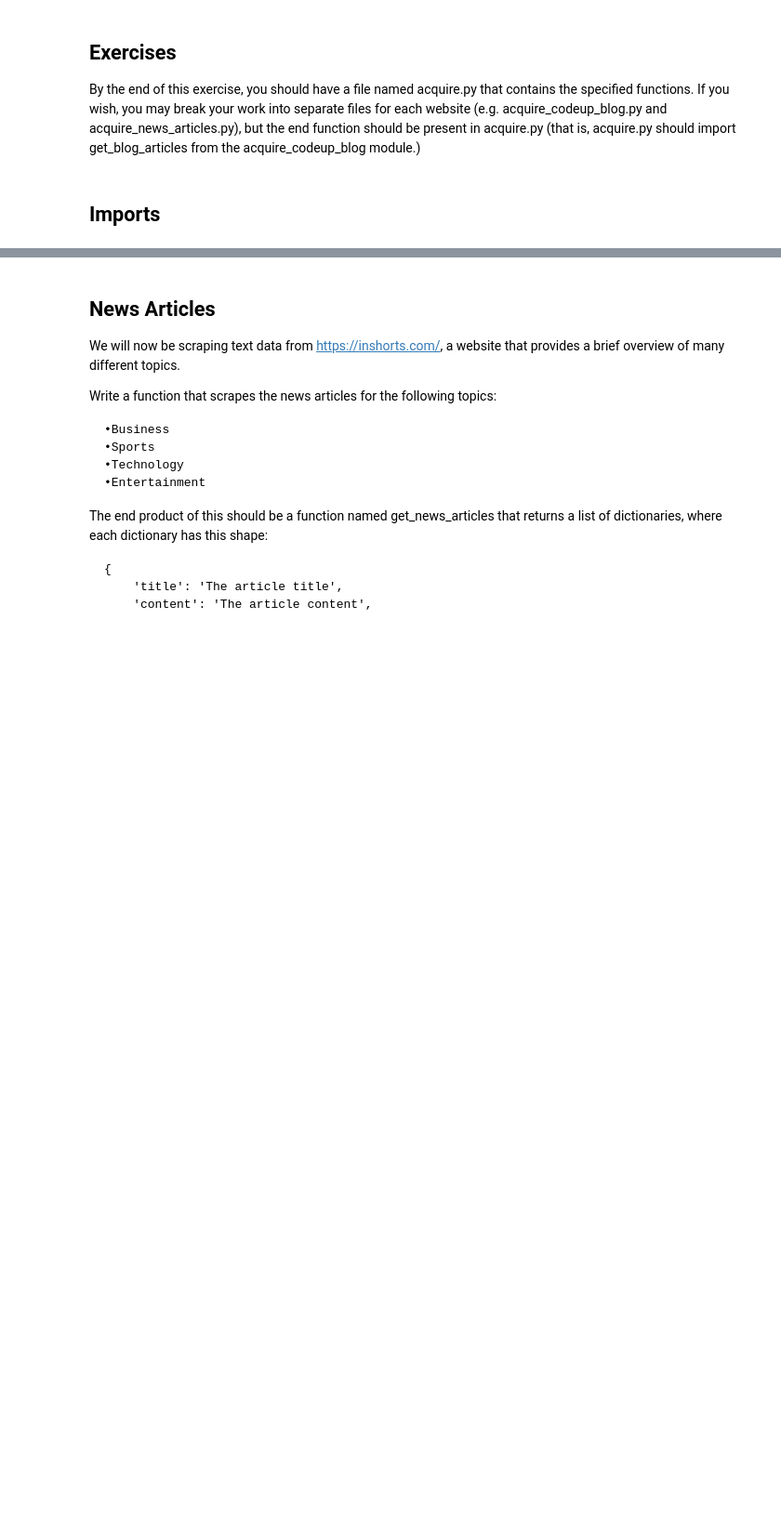
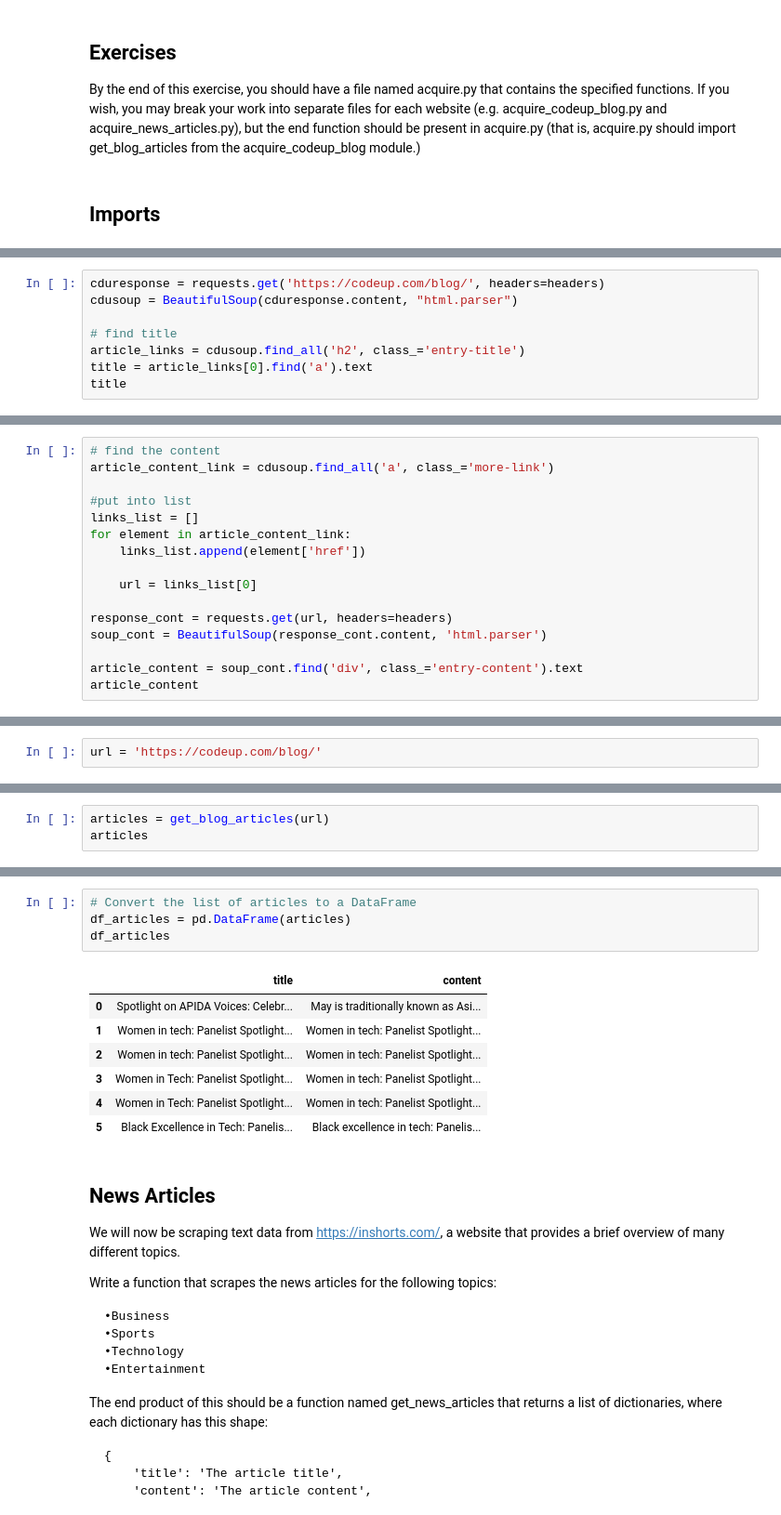
Before and after one commit to rosendo-lugo/natural_language_processing_exercises, a Jupyter notebook: acquire_exercises.ipynb, the cells around one changed output, grey strips where cells are left out. Shown at 93% size. Saved outputs shown, nothing was run; the diff lists cells and outputs as text; blank space fills up the shorter version.

```diff
--- a/acquire_exercises.ipynb
+++ b/acquire_exercises.ipynb
@@ -32,0 +419,8 @@ Bonus: Scrape the text of all the articles linked on codeup's blog page.
+# %%
+cduresponse = requests.get('https://codeup.com/blog/', headers=headers)
+cdusoup = BeautifulSoup(cduresponse.content, "html.parser")
+
+# find title
+article_links = cdusoup.find_all('h2', class_='entry-title')
+title = article_links[0].find('a').text
+title
@@ -32,0 +429,16 @@ Bonus: Scrape the text of all the articles linked on codeup's blog page.
+# %%
+# find the content
+article_content_link = cdusoup.find_all('a', class_='more-link')
+
+#put into list
+links_list = []
+for element in article_content_link:
+    links_list.append(element['href'])
+
+    url = links_list[0]
+
+response_cont = requests.get(url, headers=headers)
+soup_cont = BeautifulSoup(response_cont.content, 'html.parser')
+
+article_content = soup_cont.find('div', class_='entry-content').text
+article_content
@@ -32,0 +478,2 @@ Bonus: Scrape the text of all the articles linked on codeup's blog page.
+# %%
+url = 'https://codeup.com/blog/'
@@ -32,0 +523,3 @@ Bonus: Scrape the text of all the articles linked on codeup's blog page.
+# %%
+articles = get_blog_articles(url)
+articles
@@ -33,3 +539,15 @@ Bonus: Scrape the text of all the articles linked on codeup's blog page.
+# %%
+# Convert the list of articles to a DataFrame
+df_articles = pd.DataFrame(articles)
+df_articles
+# %% [output]
+|  | title | content |
+| 0 | Spotlight on APIDA Voices: Celebr... | May is traditionally known as Asi... |
+| 1 | Women in tech: Panelist Spotlight... | Women in tech: Panelist Spotlight... |
+| 2 | Women in tech: Panelist Spotlight... | Women in tech: Panelist Spotlight... |
+| 3 | Women in Tech: Panelist Spotlight... | Women in tech: Panelist Spotlight... |
+| 4 | Women in Tech: Panelist Spotlight... | Women in tech: Panelist Spotlight... |
+| 5 | Black Excellence in Tech: Panelis... | Black excellence in tech: Panelis... |
 # %% [markdown]
 ## News Articles
 
```
Also changed, not shown: parts of 66 cells of this notebook, 2 other files.
